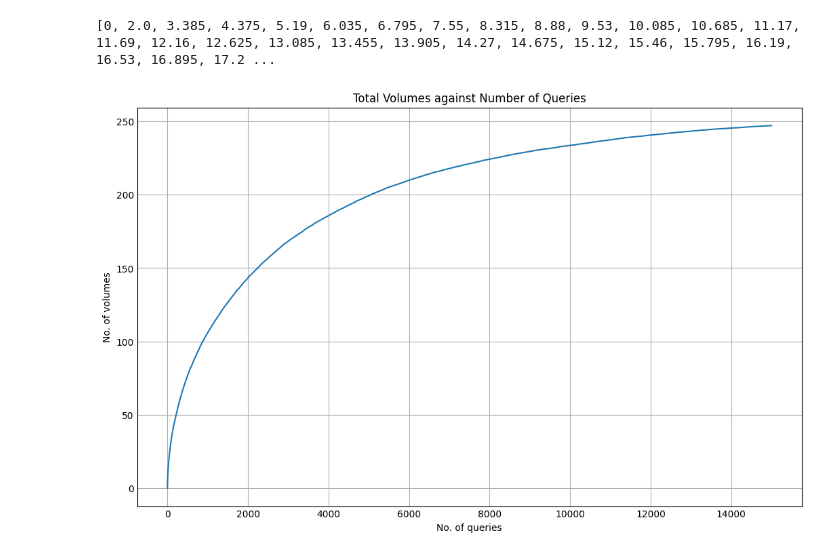
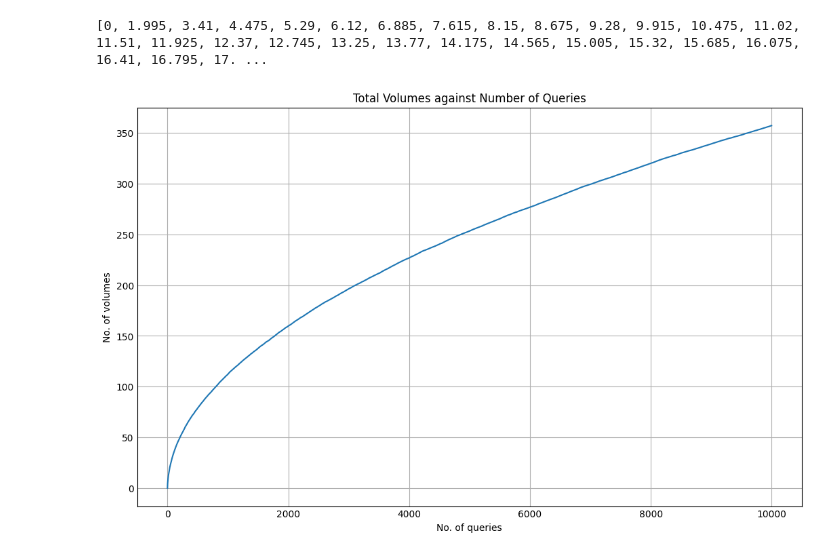
Before and after one commit to Clocksify/Benito-s-Bento-Boxes, a Jupyter notebook: Experiment Plan/Overcover/OVERCOVERAUGwithreplacement.ipynb, the cells around one changed output. Cells and saved outputs as stored; diff of their text form; code cells hidden in the pictures.

```diff
--- a/Experiment Plan/Overcover/OVERCOVERAUGwithreplacement.ipynb
+++ b/Experiment Plan/Overcover/OVERCOVERAUGwithreplacement.ipynb
@@ -5,7 +5,7 @@ import matplotlib.pyplot as plt
 
 #overcoveraugwithreplacement
 
-RSEmax = 256
+RSEmax = 2048
 
 def is_power_of_two(x):
     return (x & (x - 1)) == 0
@@ -30,20 +30,20 @@ def overcover(start, end):
                     else:
                         break
 
+query_range_list = []
+for i in range (RSEmax):
+    for j in range (i+1):
+        query_range_list.append(j)
+
 def query_gen():
-    query_range_list = []
-    for i in range (RSEmax):
-        for j in range (i+1):
-            query_range_list.append(j)
     no_range = random.choice(query_range_list)
-
     first_int = random.randint(1, RSEmax-no_range)
     query = (first_int, first_int+no_range)
     return(query)
 
 max_volumes = 3*RSEmax - (math.log(RSEmax, 2) + 2)
 no_of_runs = 200
-no_of_queries = 15000
+no_of_queries = 10000
 def augovercover_query(no_of_runs, no_of_queries):
     arr = [0 for i in range(no_of_queries+1)]
     for h in range(no_of_runs):
@@ -54,33 +54,33 @@ def augovercover_query(no_of_runs, no_of_queries):
             query_asked = query_gen()
             if len(vol_tracker) == max_volumes:
                 for i in range(max_volumes, no_of_queries):
                     arr[i+1] = max_volumes*no_of_runs
                 break
             if len(query_tracker) == int((RSEmax*(RSEmax + 1))/2):
                 break
             query_tracker.append(query_asked)
             (a, b) = query_asked
             query_list = overcover(a, b)
             for i in query_list:
                 if i not in vol_tracker:
                     vol_tracker.append(i)
                     vol_sum +=1
             arr[j+1] = arr[j+1] + vol_sum
 
     for i in range(no_of_queries):
         arr[i+1] = arr[i+1] /no_of_runs
-    print(arr)
     return(arr)
 
 arr = augovercover_query(no_of_runs,no_of_queries)
+print(arr)
 
 plt.style.use('_mpl-gallery')
 plt.figure(figsize=(10,6))
 plt.plot(arr)
 plt.xlabel("No. of queries")
 plt.ylabel("No. of volumes")
 plt.title("Total Volumes against Number of Queries")
 plt.show()
 # %% [output]
-[0, 2.0, 3.385, 4.375, 5.19, 6.035, 6.795, 7.55, 8.315, 8.88, 9.53, 10.085, 10.685, 11.17, 11.69, 12.16, 12.625, 13.085, 13.455, 13.905, 14.27, 14.675, 15.12, 15.46, 15.795, 16.19, 16.53, 16.895, 17.2 ...
+[0, 1.995, 3.41, 4.475, 5.29, 6.12, 6.885, 7.615, 8.15, 8.675, 9.28, 9.915, 10.475, 11.02, 11.51, 11.925, 12.37, 12.745, 13.25, 13.77, 14.175, 14.565, 15.005, 15.32, 15.685, 16.075, 16.41, 16.795, 17. ...
-[figure, old version]
+[figure, new version]
```
Also changed, not shown: 1 other file.
